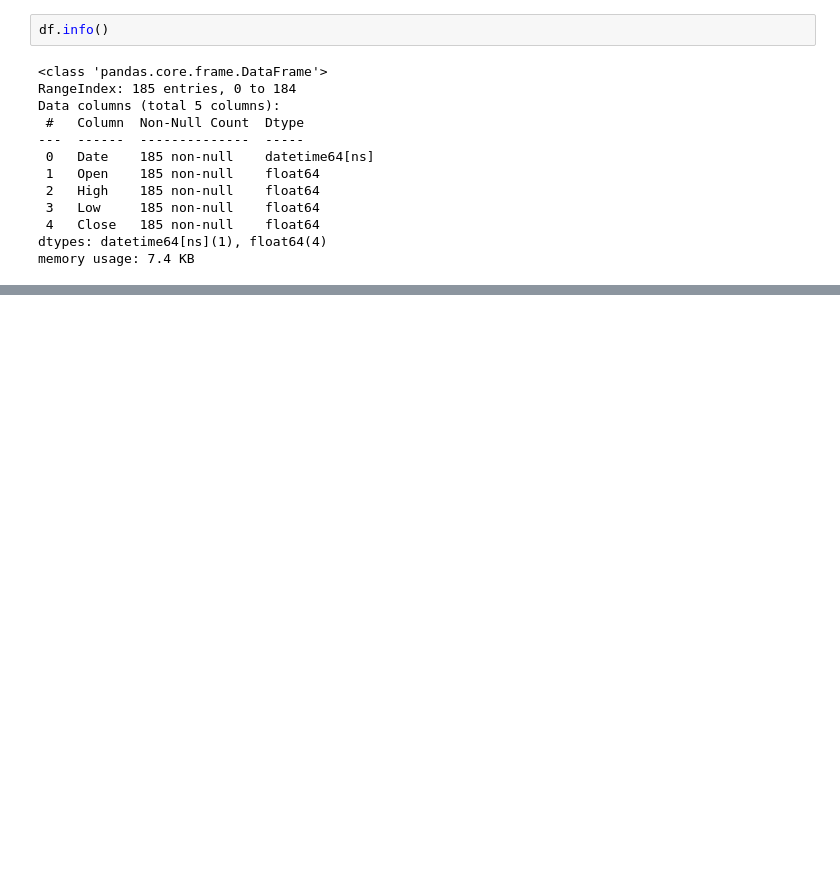
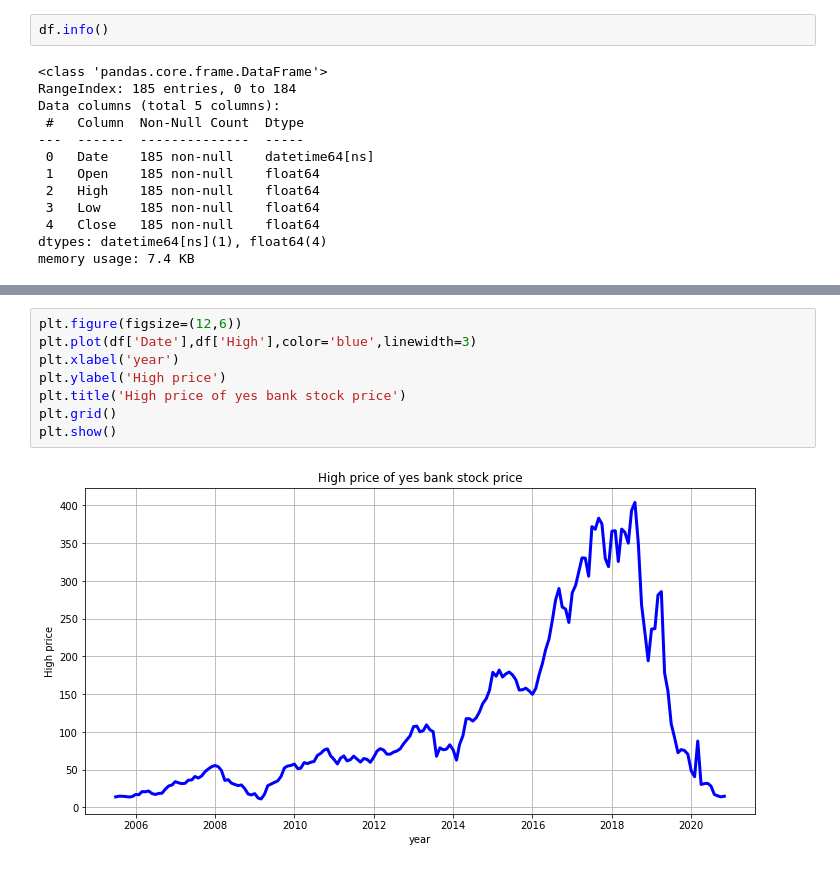
Before and after one commit to shaad4224/yes_Bank_Stock_Closing_Price_Prediction, a Jupyter notebook: yes_Bank_Stock_Closing_Price_Prediction.ipynb, the cells around one changed output, grey strips where cells are left out. Drawn from its saved outputs; the diff is of its cells as text; blank space fills up the shorter version.

```diff
--- a/yes_Bank_Stock_Closing_Price_Prediction.ipynb
+++ b/yes_Bank_Stock_Closing_Price_Prediction.ipynb
@@ -146,0 +182,10 @@ memory usage: 7.4 KB
+# %%
+plt.figure(figsize=(12,6))
+plt.plot(df['Date'],df['High'],color='blue',linewidth=3)
+plt.xlabel('year')
+plt.ylabel('High price')
+plt.title('High price of yes bank stock price')
+plt.grid()
+plt.show()
+# %% [output]
+[figure, added]
```
Also changed, not shown: parts of 5 cells of this notebook.
